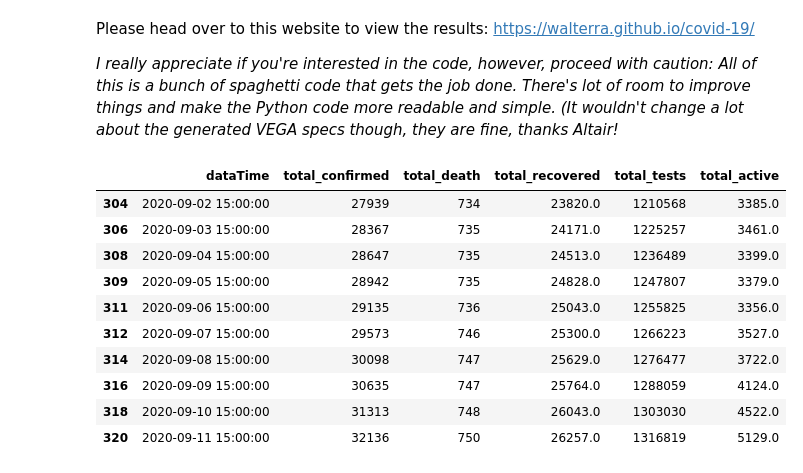
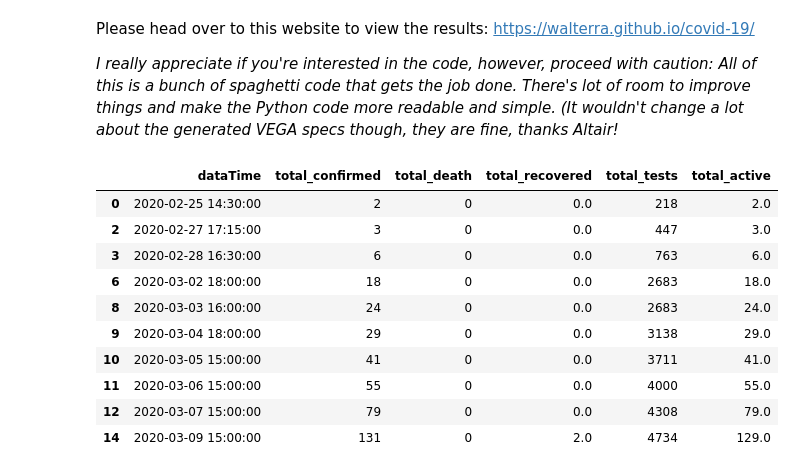
Before and after one commit to walterra/covid-19, a Jupyter notebook: jupyter/covid19-at.ipynb, the cells around one changed output. Drawn from its saved outputs; the diff is of its cells as text; code cells hidden in the pictures.

```diff
--- a/jupyter/covid19-at.ipynb
+++ b/jupyter/covid19-at.ipynb
@@ -9,29 +9,29 @@ import pandas as pd
 # %%
 df = pd.read_csv("../data/corin_data.csv")
 # Use this line if only morning data is available and not the full day (removes last row)
 # df = df[:-1]
 df['dataTime'] = pd.to_datetime(df['dataTime'], format='%d.%m.%Y %H:%M:%S')
 df = df[['dataTime', 'total_confirmed', 'total_death', 'total_recovered', 'total_tests']]
 df = df.fillna(method='ffill')
 
 # Ignore the 9:00 numbers
 df = df[df['dataTime'].dt.hour > 12]
 
 df['total_active'] = df['total_confirmed'] - df['total_recovered'] - df['total_death']
 pd.set_option('display.max_rows', None)
-df.tail(10)
+df.head(10)
 # %% [output]
 |  | dataTime | total_confirmed | total_death | total_recovered | total_tests | total_active |
-| 304 | 2020-09-02 15:00:00 | 27939 | 734 | 23820.0 | 1210568 | 3385.0 |
-| 306 | 2020-09-03 15:00:00 | 28367 | 735 | 24171.0 | 1225257 | 3461.0 |
-| 308 | 2020-09-04 15:00:00 | 28647 | 735 | 24513.0 | 1236489 | 3399.0 |
-| 309 | 2020-09-05 15:00:00 | 28942 | 735 | 24828.0 | 1247807 | 3379.0 |
-| 311 | 2020-09-06 15:00:00 | 29135 | 736 | 25043.0 | 1255825 | 3356.0 |
-| 312 | 2020-09-07 15:00:00 | 29573 | 746 | 25300.0 | 1266223 | 3527.0 |
-| 314 | 2020-09-08 15:00:00 | 30098 | 747 | 25629.0 | 1276477 | 3722.0 |
-| 316 | 2020-09-09 15:00:00 | 30635 | 747 | 25764.0 | 1288059 | 4124.0 |
-| 318 | 2020-09-10 15:00:00 | 31313 | 748 | 26043.0 | 1303030 | 4522.0 |
-| 320 | 2020-09-11 15:00:00 | 32136 | 750 | 26257.0 | 1316819 | 5129.0 |
+| 0 | 2020-02-25 14:30:00 | 2 | 0 | 0.0 | 218 | 2.0 |
+| 2 | 2020-02-27 17:15:00 | 3 | 0 | 0.0 | 447 | 3.0 |
+| 3 | 2020-02-28 16:30:00 | 6 | 0 | 0.0 | 763 | 6.0 |
+| 6 | 2020-03-02 18:00:00 | 18 | 0 | 0.0 | 2683 | 18.0 |
+| 8 | 2020-03-03 16:00:00 | 24 | 0 | 0.0 | 2683 | 24.0 |
+| 9 | 2020-03-04 18:00:00 | 29 | 0 | 0.0 | 3138 | 29.0 |
+| 10 | 2020-03-05 15:00:00 | 41 | 0 | 0.0 | 3711 | 41.0 |
+| 11 | 2020-03-06 15:00:00 | 55 | 0 | 0.0 | 4000 | 55.0 |
+| 12 | 2020-03-07 15:00:00 | 79 | 0 | 0.0 | 4308 | 79.0 |
+| 14 | 2020-03-09 15:00:00 | 131 | 0 | 2.0 | 4734 | 129.0 |
 # %%
 df_by_day = df
 # %%
```
Also changed, not shown: parts of 4 cells of this notebook, 3 other files.
